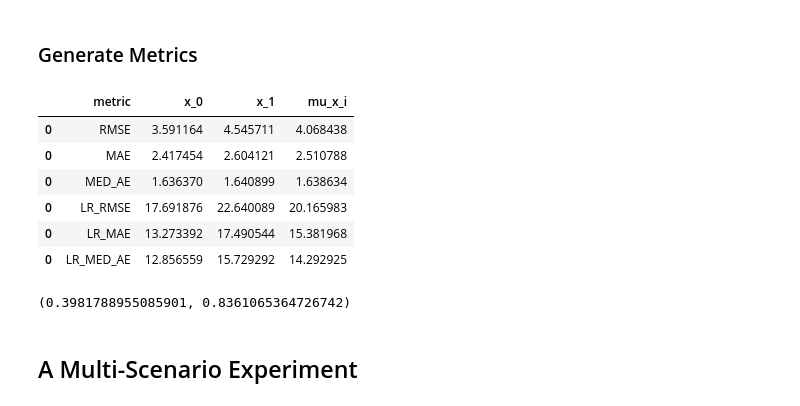
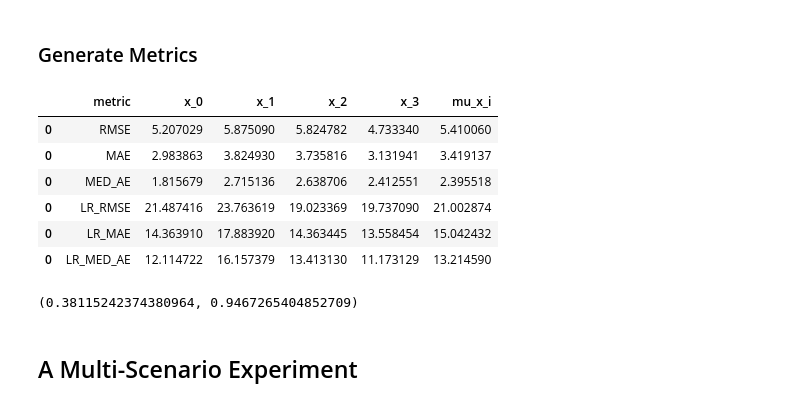
Before and after one commit to vengroff/impactstudy, a Jupyter notebook: Experiment 6.75.ipynb, the cells around one changed output. Saved outputs shown, nothing was run; the diff lists cells and outputs as text; code cells hidden in the pictures.

```diff
--- a/Experiment 6.75.ipynb
+++ b/Experiment 6.75.ipynb
@@ -34,7 +34,7 @@ SIGMA = 20.0
 
 ### Set Up the Scenario
 # %%
-experiment0 = ise.ExponentialWithNoiseExperiment(m=M[1], s=S, sigma=SIGMA)
+experiment0 = ise.ExponentialWithNoiseExperiment(m=M[1], s=S, sigma=SIGMA, n=N)
 # %% [markdown]
 ### Generate Impact Charts
 # %%
@@ -48,19 +50,19 @@ Fitting 5 folds for each of 200 candidates, totalling 1000 fits
 # %% [markdown]
 ### Generate Metrics
 # %%
-scenario.model_errors(N, linreg_errors=True)
+scenario.model_errors(linreg_errors=True)
 # %% [output]
-|  | metric | x_0 | x_1 | mu_x_i |
-| 0 | RMSE | 3.591164 | 4.545711 | 4.068438 |
-| 0 | MAE | 2.417454 | 2.604121 | 2.510788 |
-| 0 | MED_AE | 1.636370 | 1.640899 | 1.638634 |
-| 0 | LR_RMSE | 17.691876 | 22.640089 | 20.165983 |
-| 0 | LR_MAE | 13.273392 | 17.490544 | 15.381968 |
-| 0 | LR_MED_AE | 12.856559 | 15.729292 | 14.292925 |
+|  | metric | x_0 | x_1 | x_2 | x_3 | mu_x_i |
+| 0 | RMSE | 5.207029 | 5.875090 | 5.824782 | 4.733340 | 5.410060 |
+| 0 | MAE | 2.983863 | 3.824930 | 3.735816 | 3.131941 | 3.419137 |
+| 0 | MED_AE | 1.815679 | 2.715136 | 2.638706 | 2.412551 | 2.395518 |
+| 0 | LR_RMSE | 21.487416 | 23.763619 | 19.023369 | 19.737090 | 21.002874 |
+| 0 | LR_MAE | 14.363910 | 17.883920 | 14.363445 | 13.558454 | 15.042432 |
+| 0 | LR_MED_AE | 12.114722 | 16.157379 | 13.413130 | 11.173129 | 13.214590 |
 # %%
-scenario.linreg_r2(N), scenario.model_r2(N)
+scenario.linreg_r2(), scenario.model_r2()
 # %% [output]
-(0.3981788955085901, 0.8361065364726742)
+(0.38115242374380964, 0.9467265404852709)
 # %% [markdown]
 ## A Multi-Scenario Experiment
 # %%
```
Also changed, not shown: parts of 5 cells of this notebook, 13 other files.
